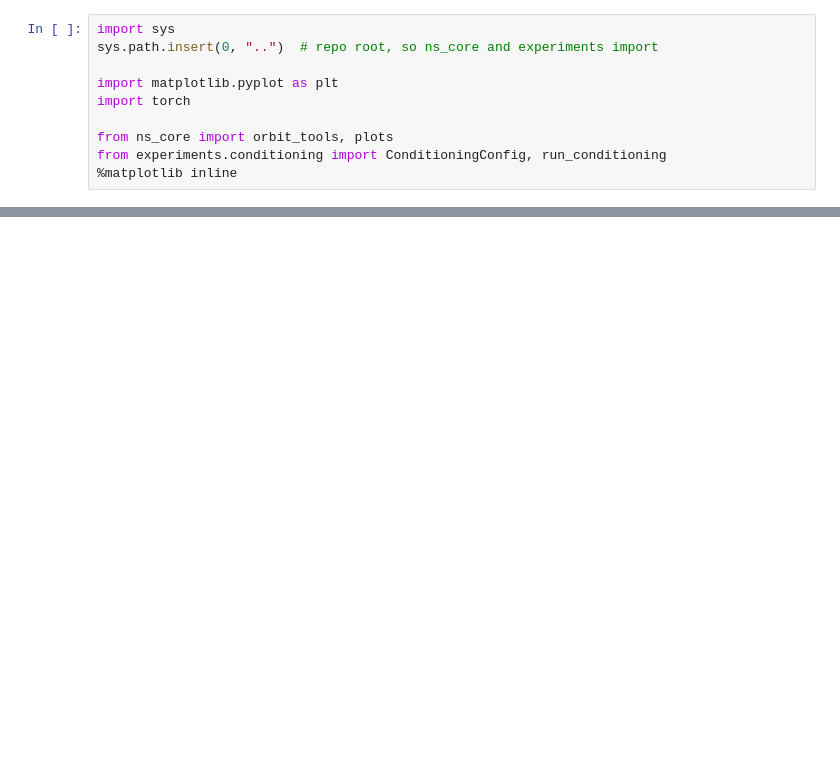
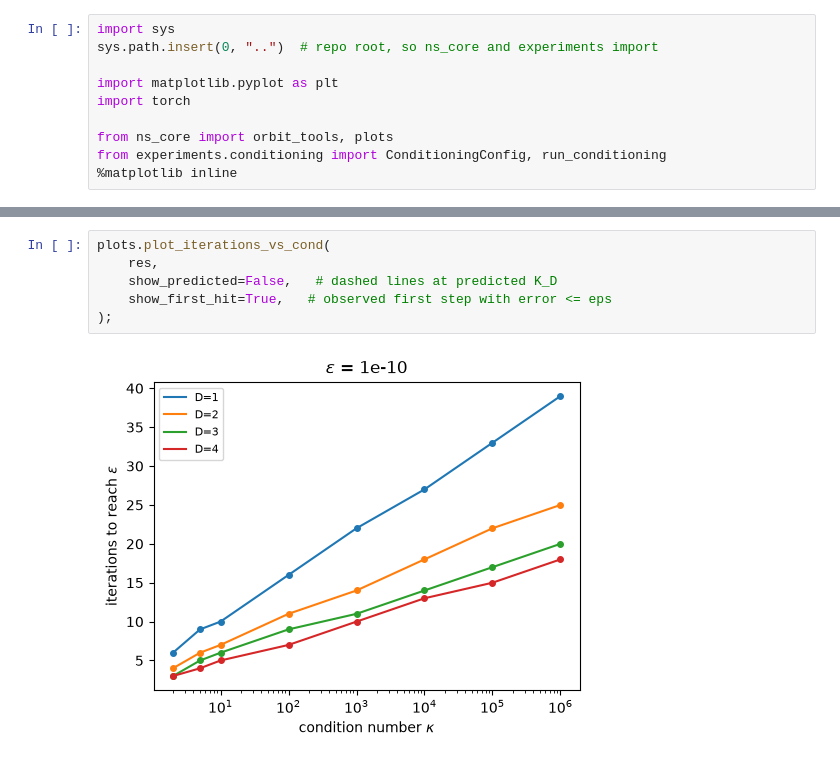
Before and after one commit to ElRiccio/code_stageM2, a Jupyter notebook: notebooks/exp2_conditioning.ipynb, the cells around one changed output, grey strips where cells are left out. Drawn from its saved outputs; the diff is of its cells as text; blank space fills up the shorter version.

```diff
--- a/notebooks/exp2_conditioning.ipynb
+++ b/notebooks/exp2_conditioning.ipynb
@@ -31,0 +44,8 @@ D=4: 10 iterations  (predicted K_D = 11)
+# %%
+plots.plot_iterations_vs_cond(
+    res,
+    show_predicted=False,   # dashed lines at predicted K_D
+    show_first_hit=True,   # observed first step with error <= eps
+);
+# %% [output]
+[figure, added]
```
Also changed, not shown: parts of 4 cells of this notebook, 22 other files.
